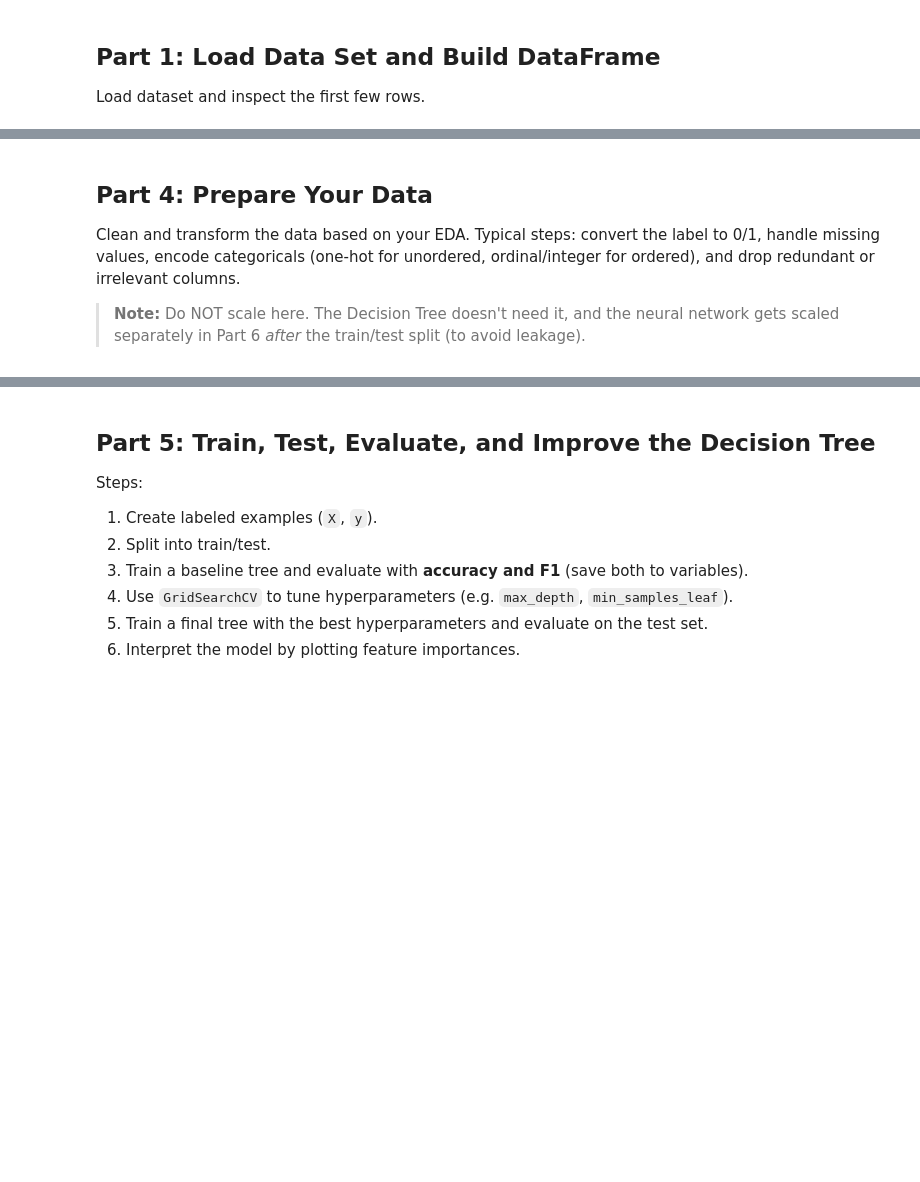
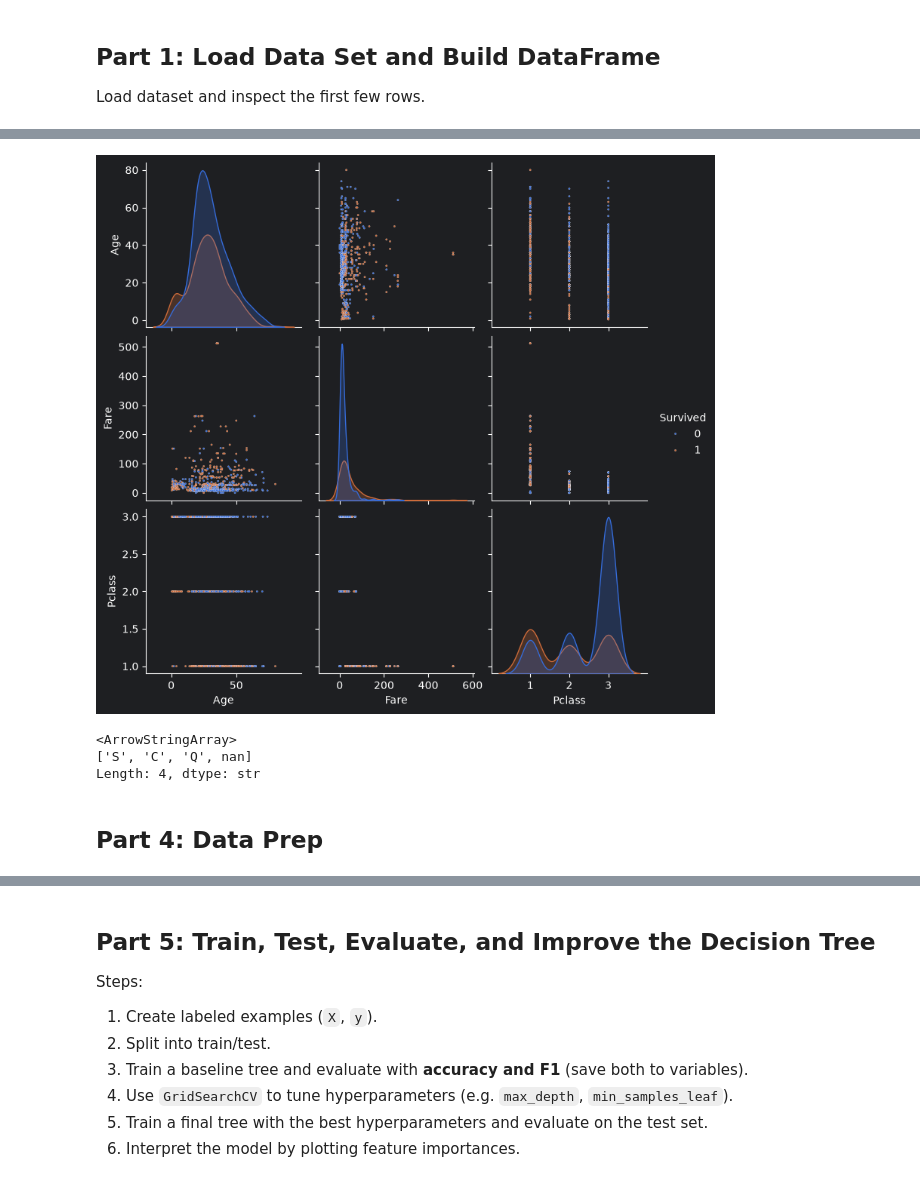
Before and after one commit to WayneS0628/Titanic-DTvsNN, a Jupyter notebook: Titanic_Survival_Prediction-DT_vs_NN.ipynb, the cells around one changed output, grey strips where cells are left out. Cells and saved outputs as stored; diff of their text form; code cells hidden in the pictures; blank space fills up the shorter version.

```diff
--- a/Titanic_Survival_Prediction-DT_vs_NN.ipynb
+++ b/Titanic_Survival_Prediction-DT_vs_NN.ipynb
@@ -123,6 +143,14 @@ Summarize what you found: patterns, anomalies, data-quality issues, and how each
+# %%
+df_sub = df[['Age', 'Fare', 'Pclass', 'Sex', 'Embarked', 'Survived']].copy()
+sns.pairplot(data=df_sub, hue='Survived', plot_kws={'s': 3})
+plt.show()
+# %% [output]
+[figure, added]
+# %%
+df['Embarked'].unique()
+# %% [output]
+<ArrowStringArray>
+['S', 'C', 'Q', nan]
+Length: 4, dtype: str
 # %% [markdown]
-## Part 4: Prepare Your Data
-
-Clean and transform the data based on your EDA. Typical steps: convert the label to 0/1, handle missing values, encode categoricals (one-hot for unordered, ordinal/integer for ordered), and drop redundant or irrelevant columns.
-
-> **Note:** Do NOT scale here. The Decision Tree doesn't need it, and the neural network gets scaled separately in Part 6 *after* the train/test split (to avoid leakage).
+## Part 4: Data Prep
```
Also changed, not shown: parts of 67 cells of this notebook, 1 other file.
